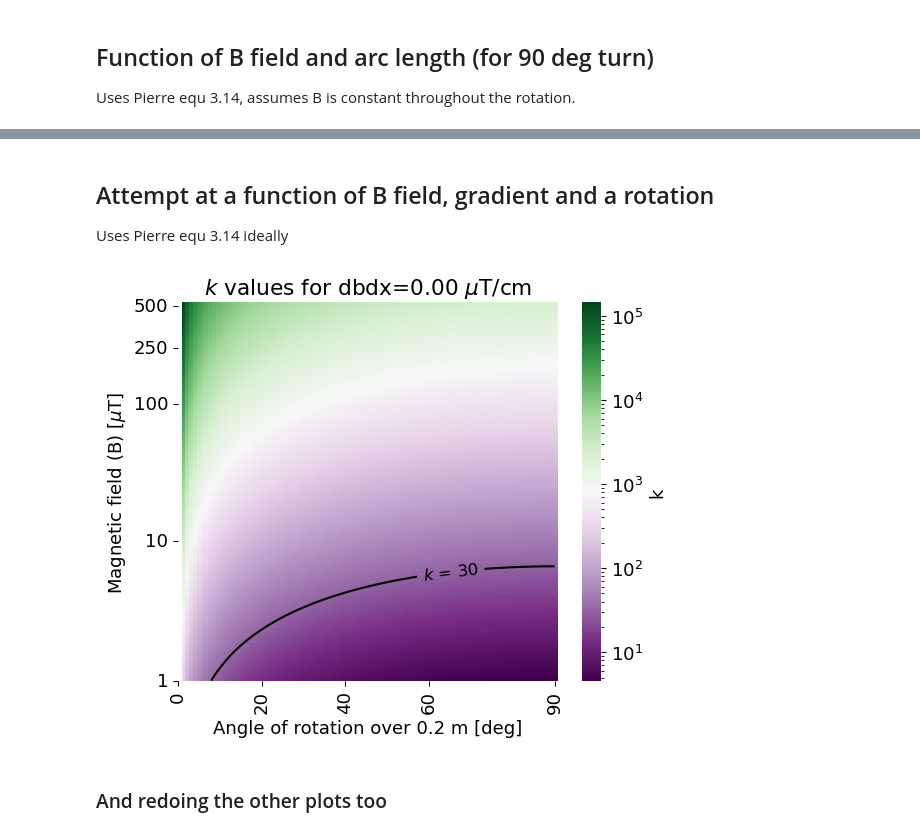
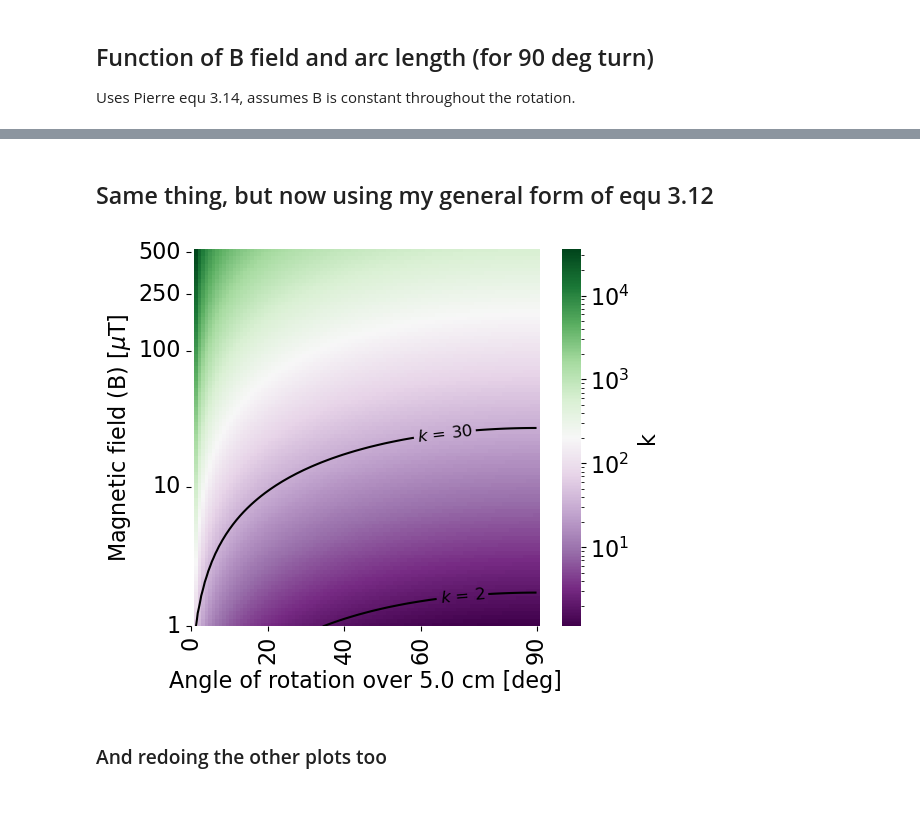
Before and after one commit to eklem1/AdiabaticSpinTransp, a Jupyter notebook: CalculatingK.ipynb, the cells around one changed output, grey strips where cells are left out. Cells and saved outputs as stored; diff of their text form; code cells hidden in the pictures; blank space fills up the shorter version.

Commit message:
better 2d color plots with what I think is the correct equation

```diff
--- a/CalculatingK.ipynb
+++ b/CalculatingK.ipynb
@@ -278,8 +279,7 @@ def rangeOfdx_forK_customAxis(B_arr, dx_arr, Vmin=None, Vmax=None, R_G=False):
     fig.tight_layout()
     return ax
 # %%
-from matplotlib.colors import LinearSegmentedColormap
-plt.rcParams.update({'font.size': 13})
+plt.rcParams.update({'font.size': 16})
 n = 100
 # B_arr = np.linspace(1e-6, 500e-6, n)
 
@@ -294,6 +294,6 @@ ax = rangeOfdx_forK_customAxis(B_arr, dx_arr, Vmin=None, Vmax=None, R_G=True)
 # #hmm the spand doesn't match up with my axis ticks
 plt.tight_layout()
 
-# plt.savefig('Photos/KvsField/dx_vs_B_klines_redGreen.pdf', transparent=True)
+plt.savefig('Photos/KvsField/dx_vs_B_klines_redGreen.pdf', transparent=True)
 plt.show()
 # %% [output]
@@ -523,17 +332,0 @@ plt.show()
-# %%
-n = 100
-# B_arr = np.linspace(1e-6, 500e-6, n)
-#spaced evenly in log10 space
-B_arr = np.logspace(np.log10(1e-6), np.log10(500e-6), num=n, base=10.0)
-
-dbdx_arr = np.linspace(1e-5, 0.01, n) #T/m
-
-ax = rangeOfdxdb_forK_customAxis(B_arr, dbdx_arr,  R_G=True)
-
-# colorEarth = 'g'
-# ax.axhline(y=50, linewidth=2, color=colorEarth, zorder=1, label="Earth's field")
-# ax.axhspan(50-20, 50+20, color=colorEarth, alpha=0.2, )
-
-plt.tight_layout()
-plt.savefig('Photos/KvsField/dB_vs_B_klines_redGreen.pdf', transparent=True)
-plt.show()
@@ -559,6 +333,5 @@ plt.show()
 # %% [markdown]
-## Attempt at a function of B field, gradient and a rotation
-Uses Pierre equ 3.14 ideally
+## Same thing, but now using my general form of equ 3.12
 # %%
 """
 Same as above, but with custom axis tick labels
@@ -584,7 +357,7 @@ def K_3vars_customAxis(B_df, oneVarVal, oneVar='B', xVar = 'dbdx', yVar = 'angle
 
     lables = {
         'B' : "Magnetic field (B) [$\mu$T]",
-        'angle' : f'Angle of rotation over {dx} m [deg]',
+        'angle' : f'Angle of rotation over {dx*100} cm [deg]',
         'dbdx' : "Change of magnetic field $\\left( \\frac{dB}{dx} \\right) $ [$\mu$T/cm]",
     }
 
@@ -661,7 +434,7 @@ def K_3vars_customAxis(B_df, oneVarVal, oneVar='B', xVar = 'dbdx', yVar = 'angle
 
     ax.set_xlabel(lables[xVar])
     ax.set_ylabel(lables[yVar])
-    ax.set_title(f"$k$ values for {oneVar}={oneVarVal:.2f} {units[oneVar]}")
+    # ax.set_title(f"$k$ values for {oneVar}={oneVarVal:.2f} {units[oneVar]}")
     fig.tight_layout()
     return ax
 # %%
@@ -682,10 +455,12 @@ n = 100
 B value, by gradient (mag) by rotation angle
 '''
 
-dx = .2 #m
+dx = .05 #m
 B_arr = np.logspace(np.log10(1e-6), np.log10(500e-6), num=n, base=10.0) #T
 angle_arr = np.linspace(0, 90, n) #deg
-dbdx_arr = np.linspace(0, 0.00001, n)/dx #T/m
+# dbdx_arr = np.linspace(0, 0.00001, n)/dx #T/m
+dbdx_arr = np.linspace(0, 0.00001, 2)/dx #T/m
+
 
 # dbdx_arr = np.linspace(0, 0.01, n)/.3 #T/m
 
@@ -739,27 +514,28 @@ Bs_df['k'] = K_arr
 # %%
 # print(Bs_df['B'].unique()*1e6)
 # print(Bs_df['angle'].unique())
 # print(Bs_df['dbdx'].unique()*1e6/100 #convert to uT/cm)
+plt.rcParams.update({'font.size': 16})
 
 # K_3vars_customAxis(B_df, oneVarVal, oneVar='B', xVar = 'dbdx',
 # yVar = 'angle', Vmin=None, Vmax=None, R_G=False):
 
 ticks = {'B' : np.array([1, 10, 100, 250, 500]),
         'angle' : np.array([0, 20, 40, 60, 90]),
         'dbdx' : np.array([.1, 1, 10, 20, ])}
 
 # ax = K_3vars_customAxis(Bs_df, 14.868936, Vmin=None, Vmax=None, R_G=0, ticks=ticks)
 # ax = K_3vars_customAxis(Bs_df, 0, oneVar='angle', xVar = 'dbdx', yVar = 'B', R_G=False)
-ax = K_3vars_customAxis(Bs_df, 0, oneVar='dbdx', xVar = 'angle', yVar = 'B', R_G=False)
+ax = K_3vars_customAxis(Bs_df, 0, oneVar='dbdx', xVar = 'angle', yVar = 'B', R_G=0)
 
 plt.tight_layout()
 
-# plt.savefig('Photos/KvsField/angle_vs_dB_15_klines.pdf', transparent=True)
-# plt.savefig('Photos/KvsField/angle_vs_dB_1_klines_RG.pdf', transparent=True)
+# plt.savefig('Photos/KvsField/dAngle_vs_B_klines.pdf', transparent=True)
+# plt.savefig('Photos/KvsField/dAngle_vs_B_klines_RG.pdf', transparent=True)
 
 plt.show()
 # %% [output]
-[figure, old version]
+[figure, new version]
 # %% [markdown]
 ### And redoing the other plots too
 # %%
```
Also changed, not shown: parts of 11 cells of this notebook, 13 other files.
